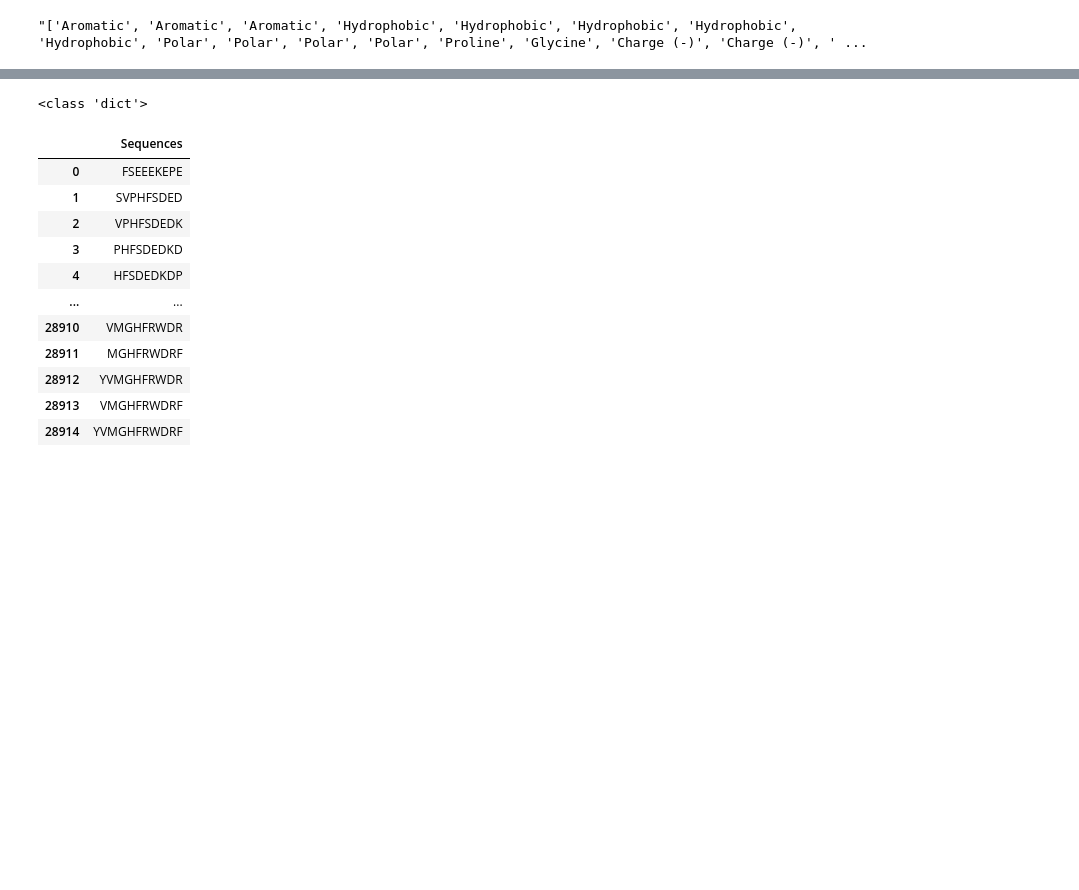
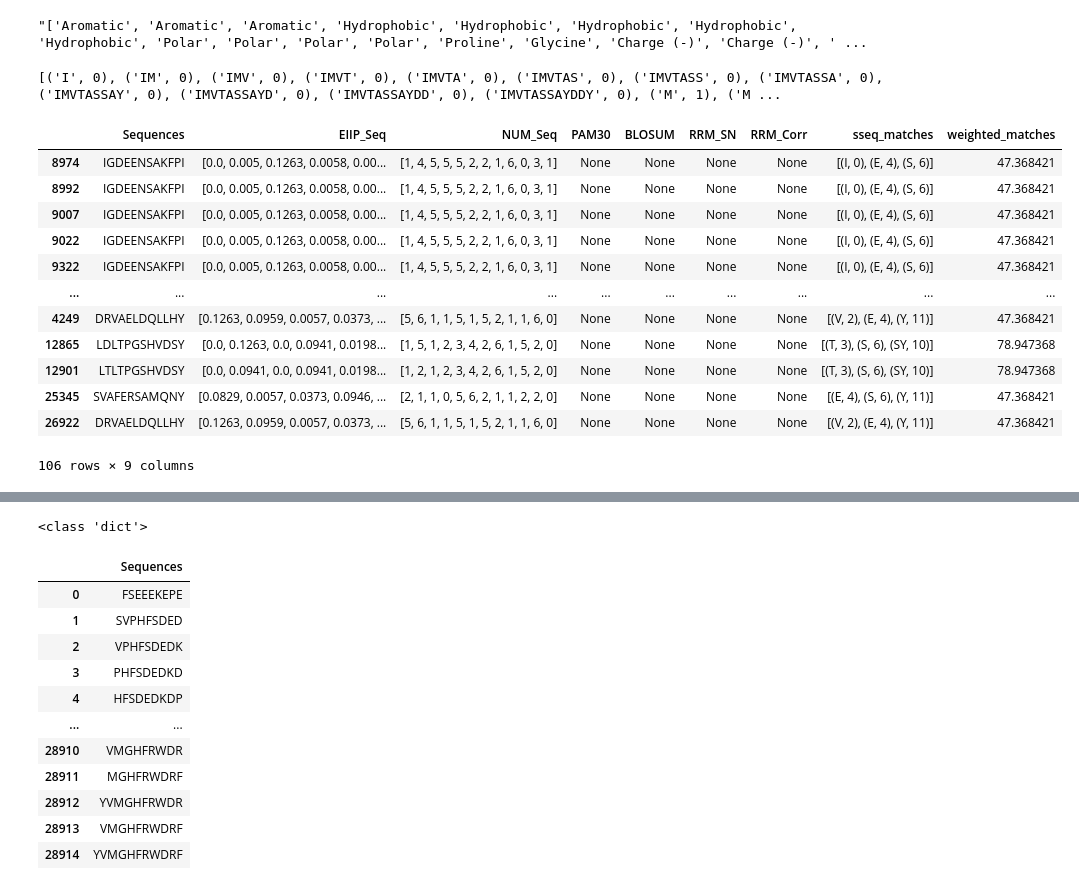
Before and after one commit to clpi/gemsec-neuropep, a Jupyter notebook: final/notebooks/notebook_v6.ipynb, the cells around one changed output, grey strips where cells are left out. Saved outputs shown, nothing was run; the diff lists cells and outputs as text; code cells hidden in the pictures; blank space fills up the shorter version.

```diff
--- a/final/notebooks/notebook_v6.ipynb
+++ b/final/notebooks/notebook_v6.ipynb
@@ -189,3 +248,23 @@ grbp5_sim.update_similarities()
 m6_sim.df_filter_subseq('SVP', ind=0)
 m6_sim.update_similarities()
 #filtered_m6 = m6.get_df_with_binder_subseqs()
+# %%
+print(m6_sim.sseqs)
+m6_ss = m6_sim.get_df_with_binder_subseqs()
+grb_ss = grbp5_sim.get_df_with_binder_subseqs()
+grb_ss[grb_ss['sseq_matches'].str.len() > 2]
+# %% [output]
+[('I', 0), ('IM', 0), ('IMV', 0), ('IMVT', 0), ('IMVTA', 0), ('IMVTAS', 0), ('IMVTASS', 0), ('IMVTASSA', 0), ('IMVTASSAY', 0), ('IMVTASSAYD', 0), ('IMVTASSAYDD', 0), ('IMVTASSAYDDY', 0), ('M', 1), ('M ...
+|  | Sequences | EIIP_Seq | NUM_Seq | PAM30 | BLOSUM | RRM_SN | RRM_Corr | sseq_matches | weighted_matches |
+| 8974 | IGDEENSAKFPI | [0.0, 0.005, 0.1263, 0.0058, 0.00... | [1, 4, 5, 5, 5, 2, 2, 1, 6, 0, 3, 1] | None | None | None | None | [(I, 0), (E, 4), (S, 6)] | 47.368421 |
+| 8992 | IGDEENSAKFPI | [0.0, 0.005, 0.1263, 0.0058, 0.00... | [1, 4, 5, 5, 5, 2, 2, 1, 6, 0, 3, 1] | None | None | None | None | [(I, 0), (E, 4), (S, 6)] | 47.368421 |
+| 9007 | IGDEENSAKFPI | [0.0, 0.005, 0.1263, 0.0058, 0.00... | [1, 4, 5, 5, 5, 2, 2, 1, 6, 0, 3, 1] | None | None | None | None | [(I, 0), (E, 4), (S, 6)] | 47.368421 |
+| 9022 | IGDEENSAKFPI | [0.0, 0.005, 0.1263, 0.0058, 0.00... | [1, 4, 5, 5, 5, 2, 2, 1, 6, 0, 3, 1] | None | None | None | None | [(I, 0), (E, 4), (S, 6)] | 47.368421 |
+| 9322 | IGDEENSAKFPI | [0.0, 0.005, 0.1263, 0.0058, 0.00... | [1, 4, 5, 5, 5, 2, 2, 1, 6, 0, 3, 1] | None | None | None | None | [(I, 0), (E, 4), (S, 6)] | 47.368421 |
+| ... | ... | ... | ... | ... | ... | ... | ... | ... | ... |
+| 4249 | DRVAELDQLLHY | [0.1263, 0.0959, 0.0057, 0.0373, ... | [5, 6, 1, 1, 5, 1, 5, 2, 1, 1, 6, 0] | None | None | None | None | [(V, 2), (E, 4), (Y, 11)] | 47.368421 |
+| 12865 | LDLTPGSHVDSY | [0.0, 0.1263, 0.0, 0.0941, 0.0198... | [1, 5, 1, 2, 3, 4, 2, 6, 1, 5, 2, 0] | None | None | None | None | [(T, 3), (S, 6), (SY, 10)] | 78.947368 |
+| 12901 | LTLTPGSHVDSY | [0.0, 0.0941, 0.0, 0.0941, 0.0198... | [1, 2, 1, 2, 3, 4, 2, 6, 1, 5, 2, 0] | None | None | None | None | [(T, 3), (S, 6), (SY, 10)] | 78.947368 |
+| 25345 | SVAFERSAMQNY | [0.0829, 0.0057, 0.0373, 0.0946, ... | [2, 1, 1, 0, 5, 6, 2, 1, 1, 2, 2, 0] | None | None | None | None | [(E, 4), (S, 6), (Y, 11)] | 47.368421 |
+| 26922 | DRVAELDQLLHY | [0.1263, 0.0959, 0.0057, 0.0373, ... | [5, 6, 1, 1, 5, 1, 5, 2, 1, 1, 6, 0] | None | None | None | None | [(V, 2), (E, 4), (Y, 11)] | 47.368421 |
+106 rows × 9 columns
```
Also changed, not shown: parts of 4 cells of this notebook.
